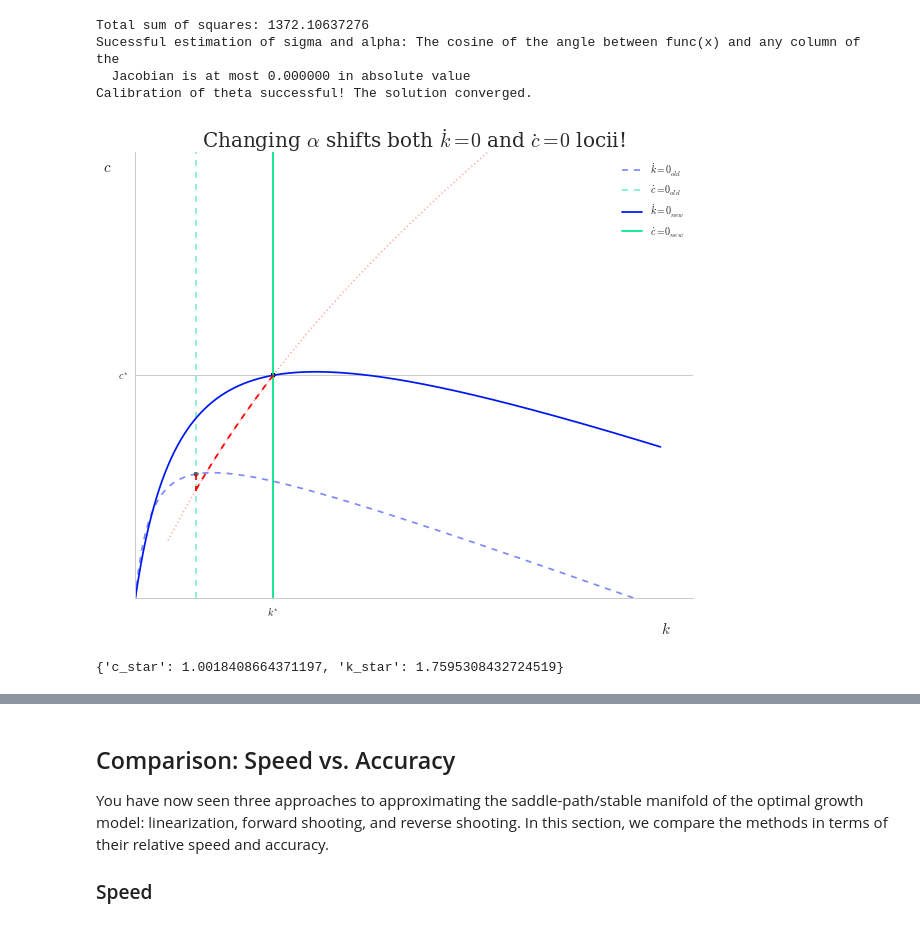
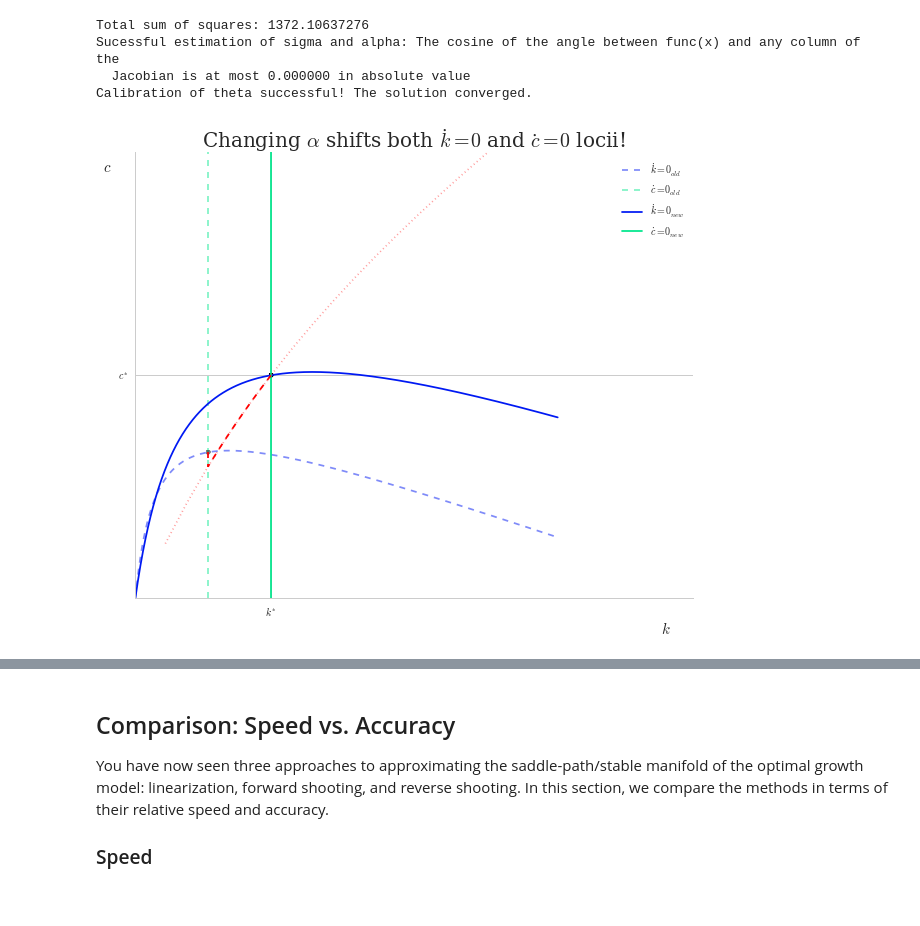
Before and after one commit to crisla/numerical-methods, a Jupyter notebook: labs/lab-2/lab-2.ipynb, the cells around one changed output, grey strips where cells are left out. Cells and saved outputs as stored; diff of their text form; code cells hidden in the pictures.

```diff
--- a/labs/lab-2/lab-2.ipynb
+++ b/labs/lab-2/lab-2.ipynb
@@ -1657,11 +1652,7 @@ Sucessful estimation of sigma and alpha: The cosine of the angle between func(x)
 Calibration of theta successful! The solution converged.
 # %%
 plt.figure(figsize=(10,8))
-model.plot_phase_diagram(gridmax=30, N=1000, arrows=False, param='alpha', shock=1.5, reset=True, plot_traj=True, plot_manif=True)
+model.plot_phase_diagram(gridmax=20, N=1000, arrows=False, param='alpha', shock=1.4, reset=True, plot_traj=True, plot_manif=True)
 plt.show()
 # %% [output]
-[figure, old version]
+[figure, new version]
-# %%
-model.steady_state.values
-# %% [output]
-{'c_star': 1.0018408664371197, 'k_star': 1.7595308432724519}
```
Also changed, not shown: parts of 9 cells of this notebook, 9 other files.
